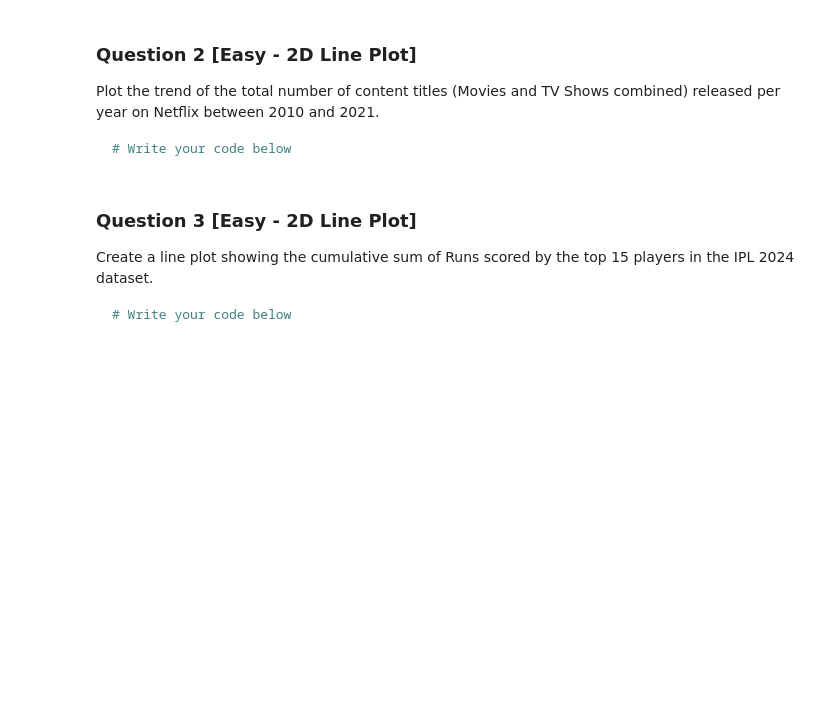
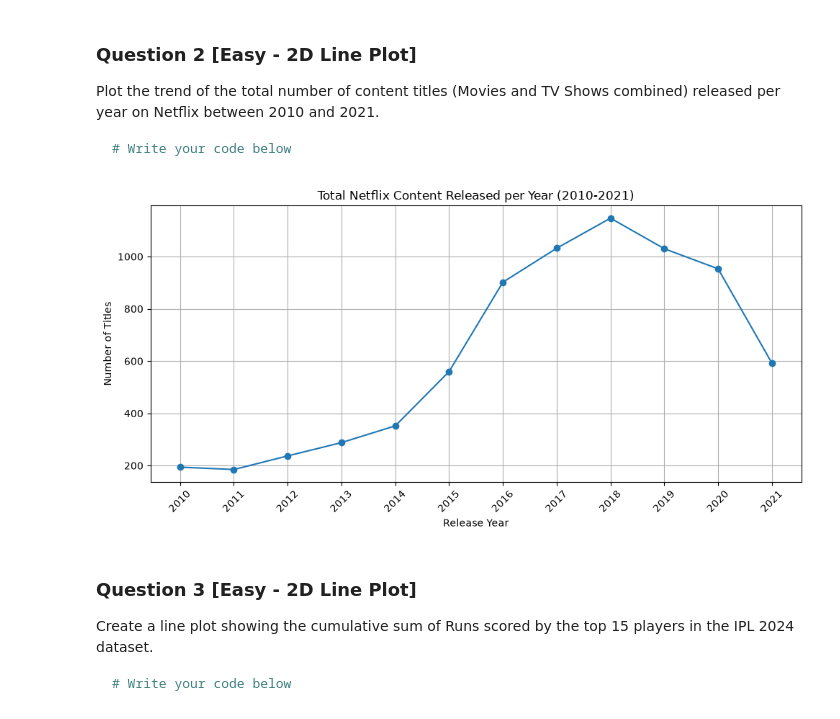
Before and after one commit to Harshit-kumar38/100-Matplotlib-Problems, a Jupyter notebook: Matplotlib_100_solutions.ipynb, the cells around one changed output. Drawn from its saved outputs; the diff is of its cells as text; code cells hidden in the pictures; blank space fills up the shorter version.

````diff
--- a/Matplotlib_100_solutions.ipynb
+++ b/Matplotlib_100_solutions.ipynb
@@ -46,6 +58,27 @@ Plot the trend of the total number of content titles (Movies and TV Shows combin
 ```python
 # Write your code below
 ```
+# %%
+# Filter years 2010–2021 and count titles per year
+netflix_total = netflix[
+    (netflix['release_year'] >= 2010) &
+    (netflix['release_year'] <= 2021)
+]['release_year'].value_counts().sort_index()
+
+# Line Plot
+plt.figure(figsize=(10,5))
+plt.plot(netflix_total.index, netflix_total.values, marker='o')
+
+plt.title('Total Netflix Content Released per Year (2010-2021)')
+plt.xlabel('Release Year')
+plt.ylabel('Number of Titles')
+plt.xticks(netflix_total.index, rotation=45)
+plt.grid(True)
+
+plt.tight_layout()
+plt.show()
+# %% [output]
+[figure, added]
 # %% [markdown]
 ### Question 3 [Easy - 2D Line Plot]
 Create a line plot showing the cumulative sum of Runs scored by the top 15 players in the IPL 2024 dataset.
````
Also changed, not shown: parts of 10 cells of this notebook.
